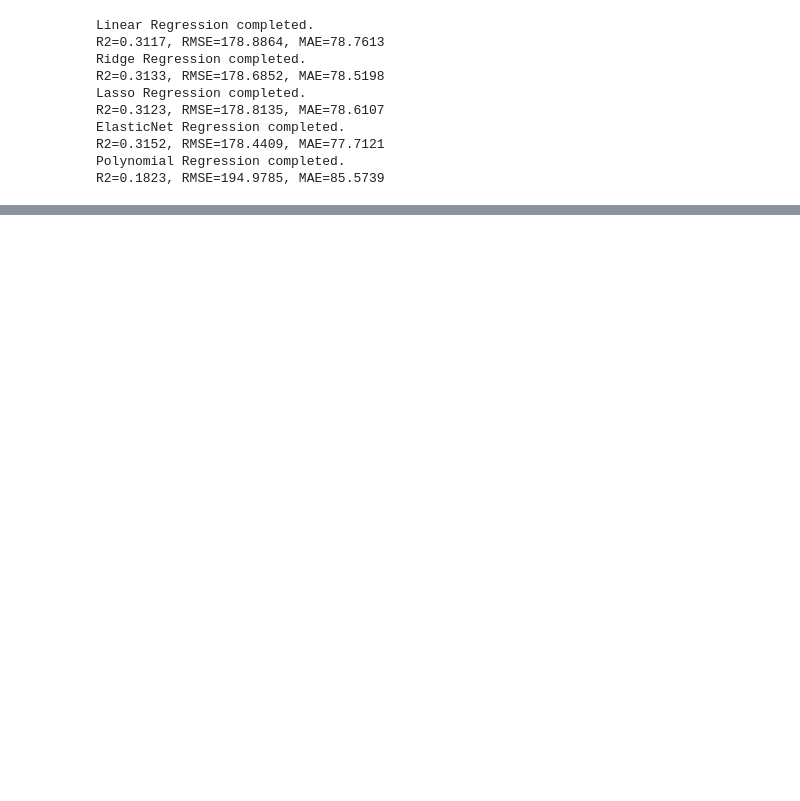
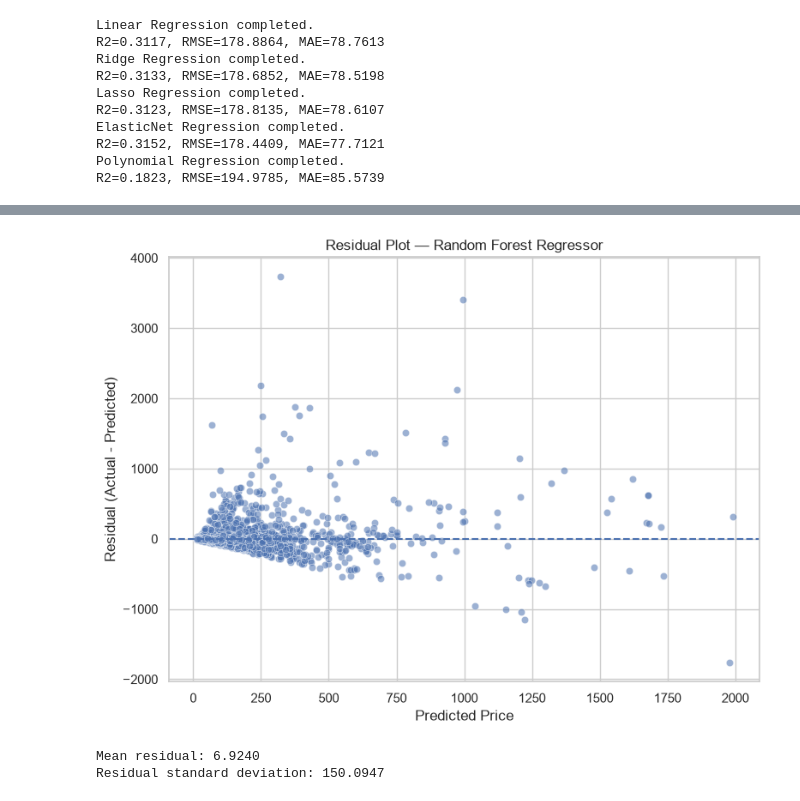
Before and after one commit to Sanjay1266/ML_Case_study, a Jupyter notebook: notebooks/regression.ipynb, the cells around one changed output, grey strips where cells are left out. Saved outputs shown, nothing was run; the diff lists cells and outputs as text; code cells hidden in the pictures; blank space fills up the shorter version.

```diff
--- a/notebooks/regression.ipynb
+++ b/notebooks/regression.ipynb
@@ -823,0 +1222,26 @@ R2=0.1823, RMSE=194.9785, MAE=85.5739
+# %%
+# ============================================================
+# 26. C4 — RESIDUAL PLOT
+# ============================================================
+
+residuals = y_test.to_numpy() - best_predictions
+
+plt.figure(figsize=(8, 6))
+sns.scatterplot(
+    x=best_predictions,
+    y=residuals,
+    alpha=0.55
+)
+plt.axhline(0, linestyle="--")
+plt.title(f"Residual Plot — {best_model_name}")
+plt.xlabel("Predicted Price")
+plt.ylabel("Residual (Actual - Predicted)")
+plt.tight_layout()
+plt.show()
+
+print(f"Mean residual: {residuals.mean():.4f}")
+print(f"Residual standard deviation: {residuals.std():.4f}")
+# %% [output]
+[figure, added]
+Mean residual: 6.9240
+Residual standard deviation: 150.0947
```
Also changed, not shown: parts of 19 cells of this notebook.
